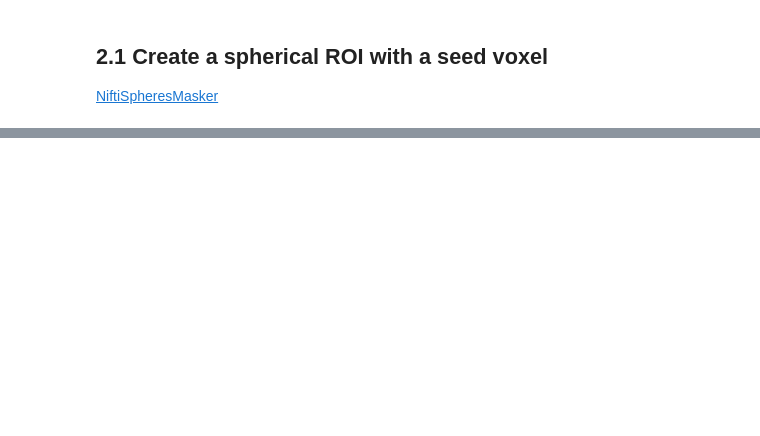
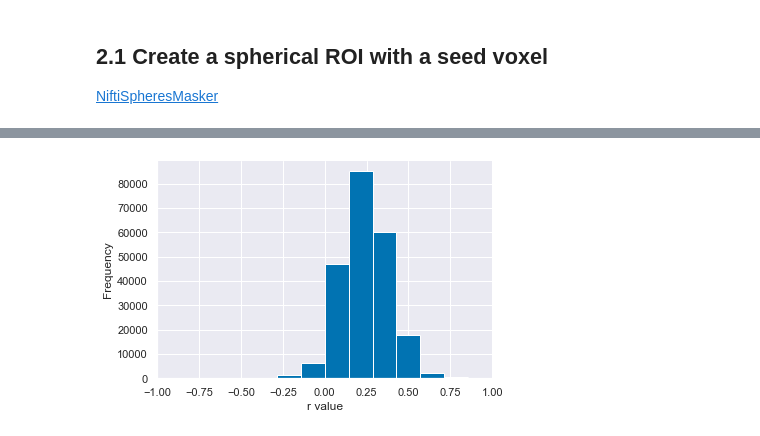
Before and after one commit to tomov/VGDL-fMRI-Python-Data-Analysis, a Jupyter notebook: Multivariate_analyses_Daphne/Functional_connectivity_within.ipynb, the cells around one changed output, grey strips where cells are left out. Saved outputs shown, nothing was run; the diff lists cells and outputs as text; code cells hidden in the pictures; blank space fills up the shorter version.

```diff
--- a/Multivariate_analyses_Daphne/Functional_connectivity_within.ipynb
+++ b/Multivariate_analyses_Daphne/Functional_connectivity_within.ipynb
@@ -251,0 +218,15 @@ r_map_ar.add_markers(
+# %%
+def corr_with_control(R, control_vox):
+
+    num_voxels = R.shape[1]
+    control_corr = np.zeros((num_voxels, 1)) # make volume to store the correlations
+
+    for v in range(num_voxels):
+        control_corr[v, 0] = round(np.corrcoef(R[:,v], R[:, control_vox])[0,1],3) # take one value
+
+    # Transfrom the correlation values to Fisher z-scores
+    control_corr_fishZ = np.arctanh(control_corr)
+    # arctanh(1)=inf so replace inf values with 2.7
+    control_corr_fishZ[control_corr_fishZ == inf] = 2.7
+
+    return control_corr, control_corr_fishZ
@@ -251,0 +283,8 @@ r_map_ar.add_markers(
+# %%
+plt.hist(corr_control)
+plt.ylabel('Frequency');
+plt.xlabel('r value');
+plt.xlim([-1,1])
+sns.despine()
+# %% [output]
+[figure, added]
```
Also changed, not shown: parts of 55 cells of this notebook, 3 other files.
